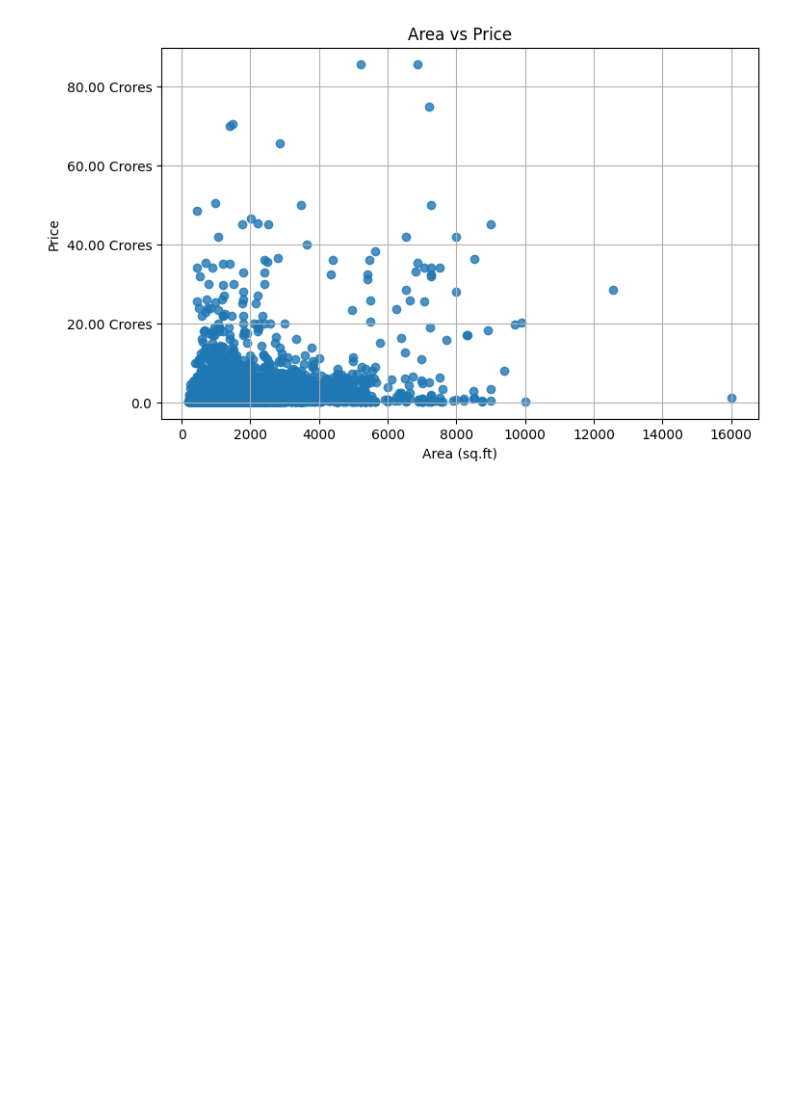
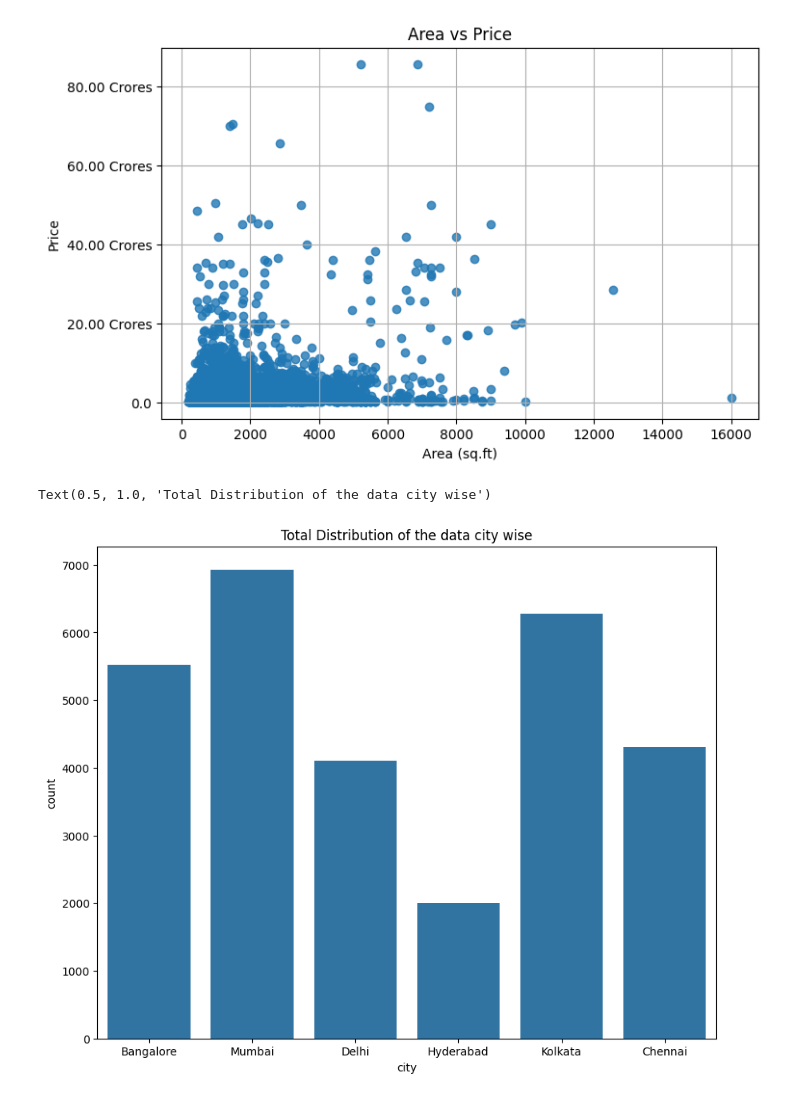
Before and after one commit to AdityaKumbhar21/House_Price_Prediction, a Jupyter notebook: notebooks/01_EDA.ipynb, the cells around one changed output. Saved outputs shown, nothing was run; the diff lists cells and outputs as text; code cells hidden in the pictures; blank space fills up the shorter version.

```diff
--- a/notebooks/01_EDA.ipynb
+++ b/notebooks/01_EDA.ipynb
@@ -183,6 +183,16 @@ final_df.head()
 | 2 | Bangalore | 1179 | Kannur on Thanisandra Main Road | 2 | 0 | 0 | 0 | ... |
 | 3 | Bangalore | 1675 | Doddanekundi | 3 | 0 | 0 | 0 | ... |
 | 4 | Bangalore | 1670 | Kengeri | 3 | 0 | 0 | 0 | ... |
+# %%
+bins = [2_000_000, 50_000_000, 200_000_000, 854_599_999]
+labels = ['Budget', 'Standard', 'Luxury']
+
+final_df['location_category'] = pd.cut(
+    final_df['Price'],
+    bins=bins,
+    labels=labels,
+    include_lowest=True
+)
 # %%
 plt.figure(figsize=(8, 5))
 sns.scatterplot(data=final_df, x='Area', y='Price')
@@ -234,3 +244,10 @@ plt.grid(True)
 plt.show()
 # %% [output]
 [figure]
+# %%
+plt.figure(figsize=(10,8))
+sns.countplot(data=final_df, x='city')
+plt.title("Total Distribution of the data city wise")
+# %% [output]
+Text(0.5, 1.0, 'Total Distribution of the data city wise')
+[figure, added]
```
Also changed, not shown: parts of 7 cells of this notebook.
